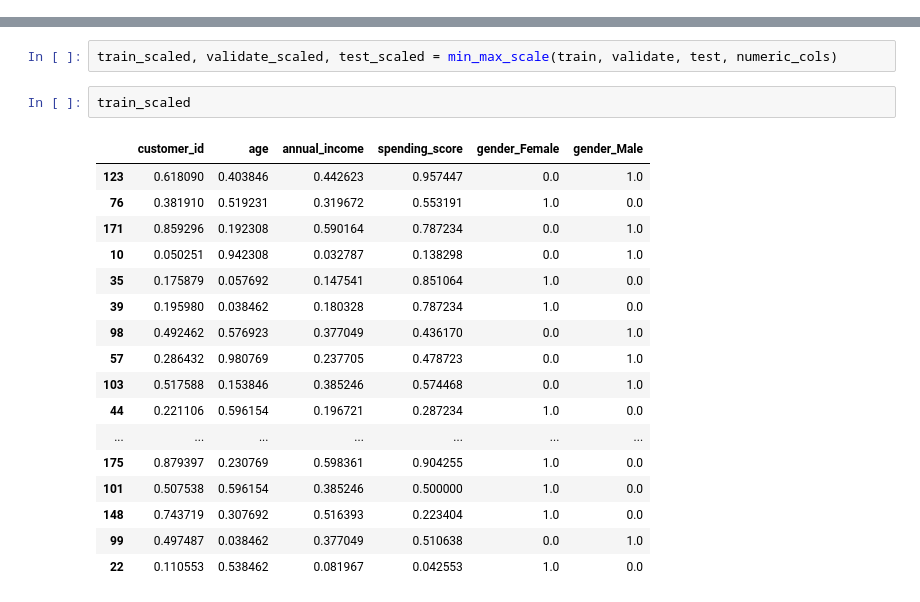
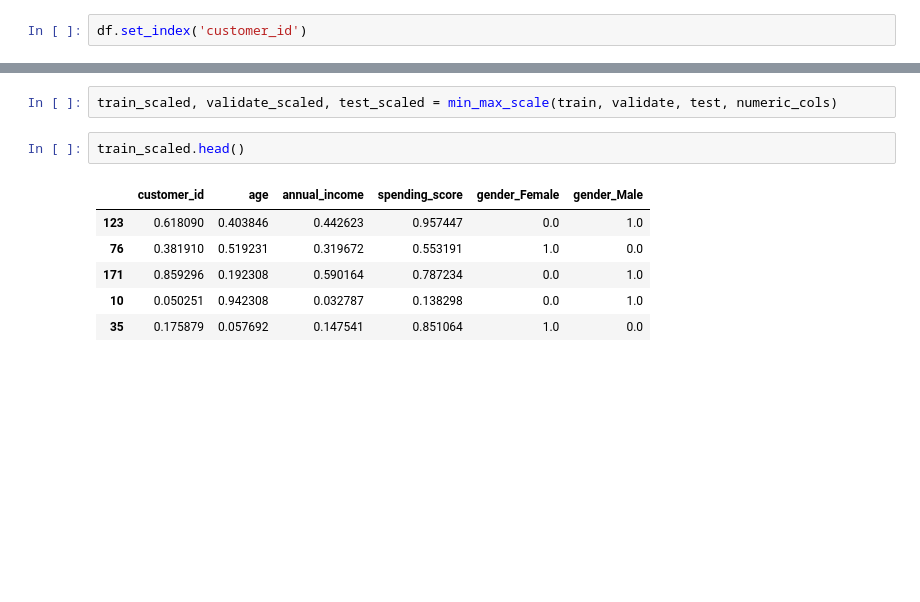
Before and after one commit to DBerchelmann/clustering-exercises, a Jupyter notebook: mall_customers.ipynb, the cells around one changed output, grey strips where cells are left out. Cells and saved outputs as stored; diff of their text form; blank space fills up the shorter version.

```diff
--- a/mall_customers.ipynb
+++ b/mall_customers.ipynb
@@ -82,3 +82,5 @@ df.describe()
 | 50% | 100.500000 | 36.000000 | 61.500000 | 50.000000 |
 | 75% | 150.250000 | 49.000000 | 78.000000 | 73.000000 |
 | max | 200.000000 | 70.000000 | 137.000000 | 99.000000 |
+# %%
+df.set_index('customer_id')
@@ -313,22 +330,11 @@ def min_max_scale(train, validate, test, numeric_cols):
 # %%
 train_scaled, validate_scaled, test_scaled = min_max_scale(train, validate, test, numeric_cols)
 # %%
-train_scaled
+train_scaled.head()
 # %% [output]
 |  | customer_id | age | annual_income | spending_score | gender_Female | gender_Male |
 | 123 | 0.618090 | 0.403846 | 0.442623 | 0.957447 | 0.0 | 1.0 |
 | 76 | 0.381910 | 0.519231 | 0.319672 | 0.553191 | 1.0 | 0.0 |
 | 171 | 0.859296 | 0.192308 | 0.590164 | 0.787234 | 0.0 | 1.0 |
 | 10 | 0.050251 | 0.942308 | 0.032787 | 0.138298 | 0.0 | 1.0 |
 | 35 | 0.175879 | 0.057692 | 0.147541 | 0.851064 | 1.0 | 0.0 |
-| 39 | 0.195980 | 0.038462 | 0.180328 | 0.787234 | 1.0 | 0.0 |
-| 98 | 0.492462 | 0.576923 | 0.377049 | 0.436170 | 0.0 | 1.0 |
-| 57 | 0.286432 | 0.980769 | 0.237705 | 0.478723 | 0.0 | 1.0 |
-| 103 | 0.517588 | 0.153846 | 0.385246 | 0.574468 | 0.0 | 1.0 |
-| 44 | 0.221106 | 0.596154 | 0.196721 | 0.287234 | 1.0 | 0.0 |
-| ... | ... | ... | ... | ... | ... | ... |
-| 175 | 0.879397 | 0.230769 | 0.598361 | 0.904255 | 1.0 | 0.0 |
-| 101 | 0.507538 | 0.596154 | 0.385246 | 0.500000 | 1.0 | 0.0 |
-| 148 | 0.743719 | 0.307692 | 0.516393 | 0.223404 | 1.0 | 0.0 |
-| 99 | 0.497487 | 0.038462 | 0.377049 | 0.510638 | 0.0 | 1.0 |
-| 22 | 0.110553 | 0.538462 | 0.081967 | 0.042553 | 1.0 | 0.0 |
```
Also changed, not shown: parts of 1 cell of this notebook.
